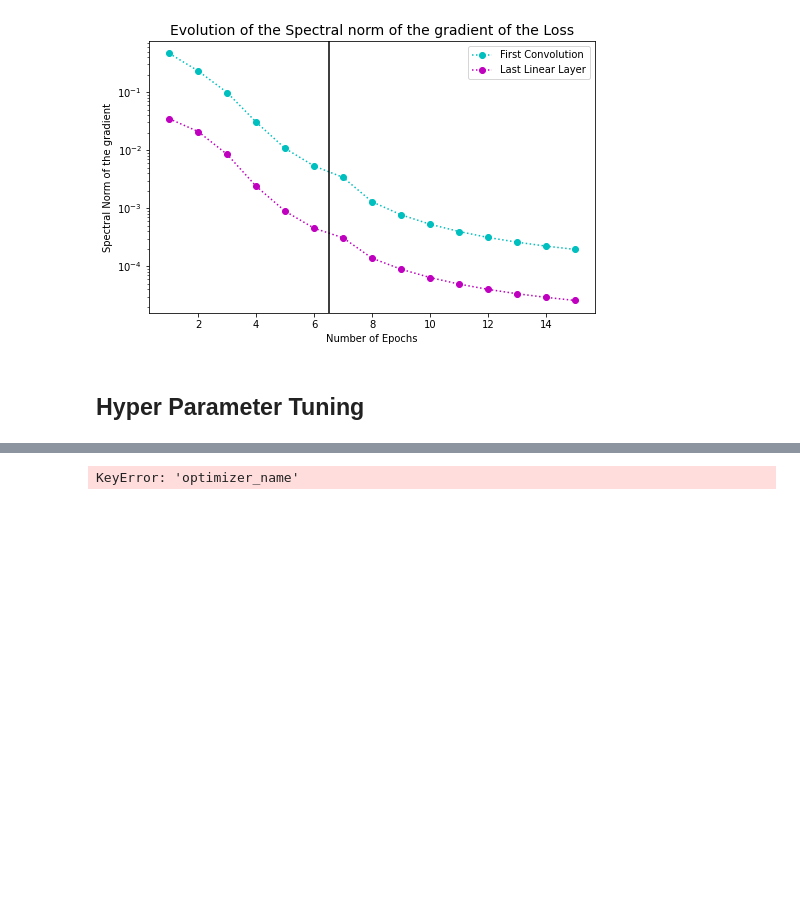
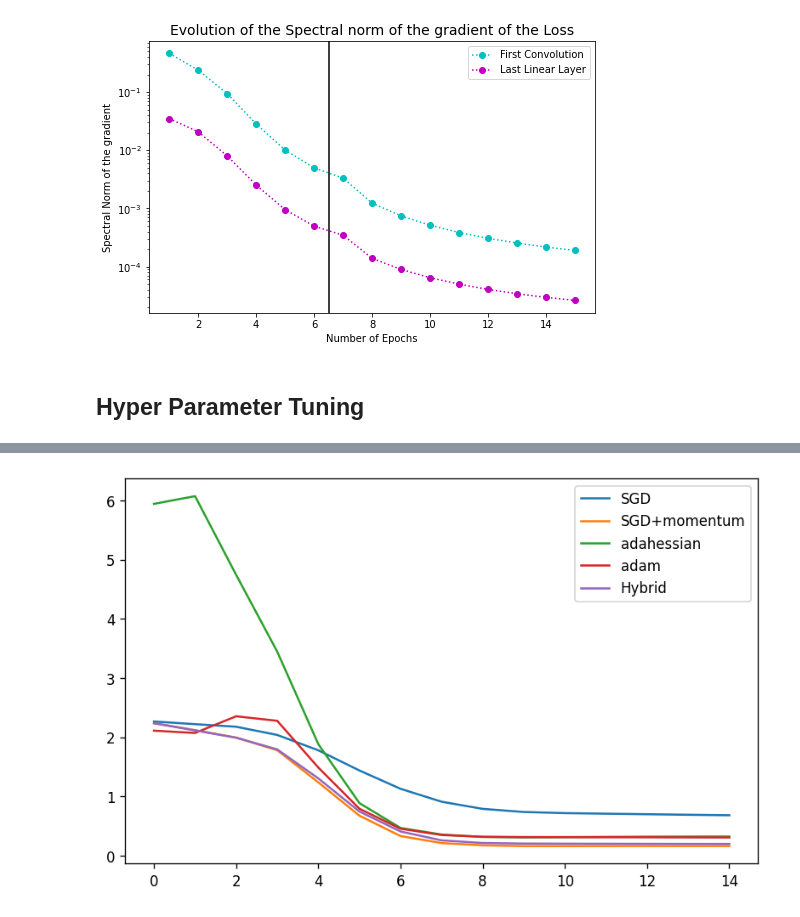
Before and after one commit to riccardocadei/adahessian, a Jupyter notebook: main.ipynb, the cells around one changed output, grey strips where cells are left out. Drawn from its saved outputs; the diff is of its cells as text; code cells hidden in the pictures; blank space fills up the shorter version.

```diff
--- a/main.ipynb
+++ b/main.ipynb
@@ -161,13 +128,13 @@ Accuracy Validation: 89.5999984741211 ± 3.646916389465332
 from results.results import *
 
 def plot_all_opt(optimizers):
-    plt.figure(figsize=(8,5))
+    plt.figure(figsize=(8,5),dpi=120)
     for opt in optimizers:
         results = load_obj(opt)
         plt.plot(results['val_losses'], label = results['optimizer_name'])
     plt.legend()
     plt.show()
 # %%
-plot_all_opt(['SGD','SGD+momentum'])
+plot_all_opt(['SGD','SGD+momentum','adahessian','adam','Hybrid'])
 # %% [output]
-KeyError: 'optimizer_name'
+[figure, added]
```
Also changed, not shown: parts of 7 cells of this notebook.
